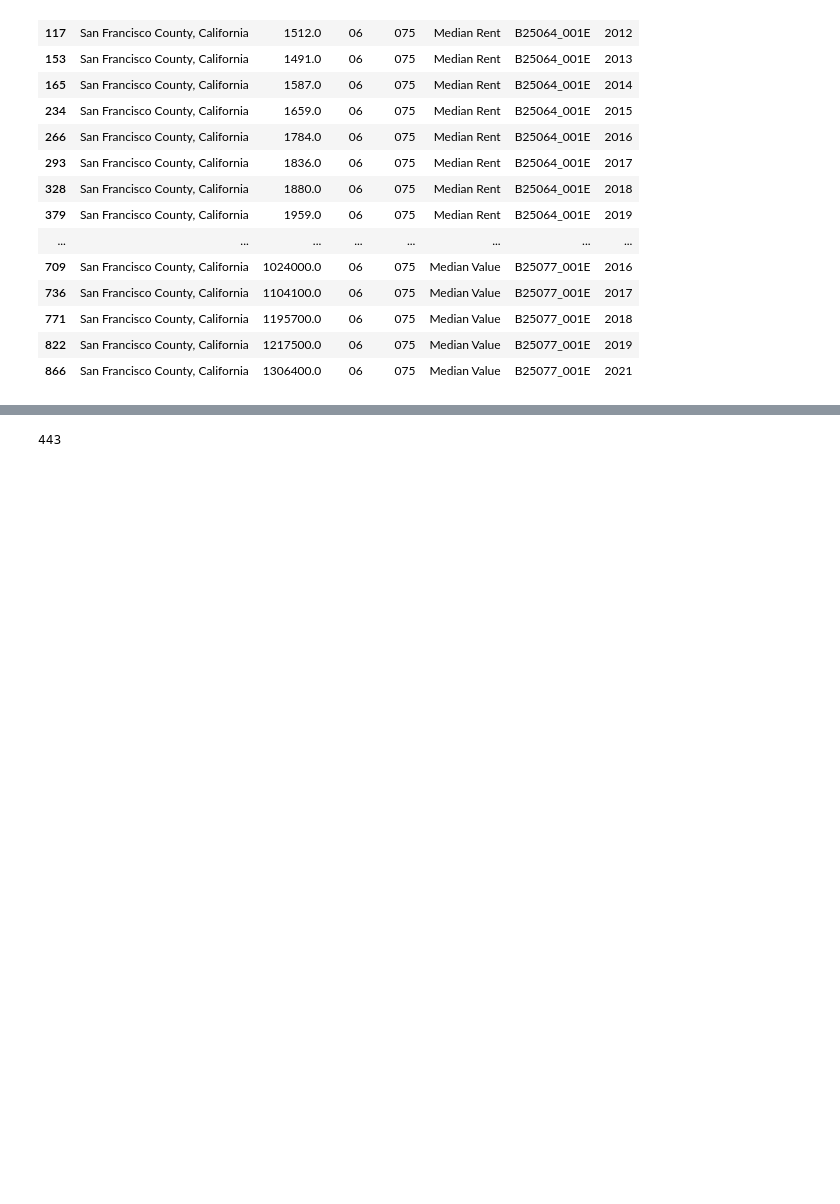
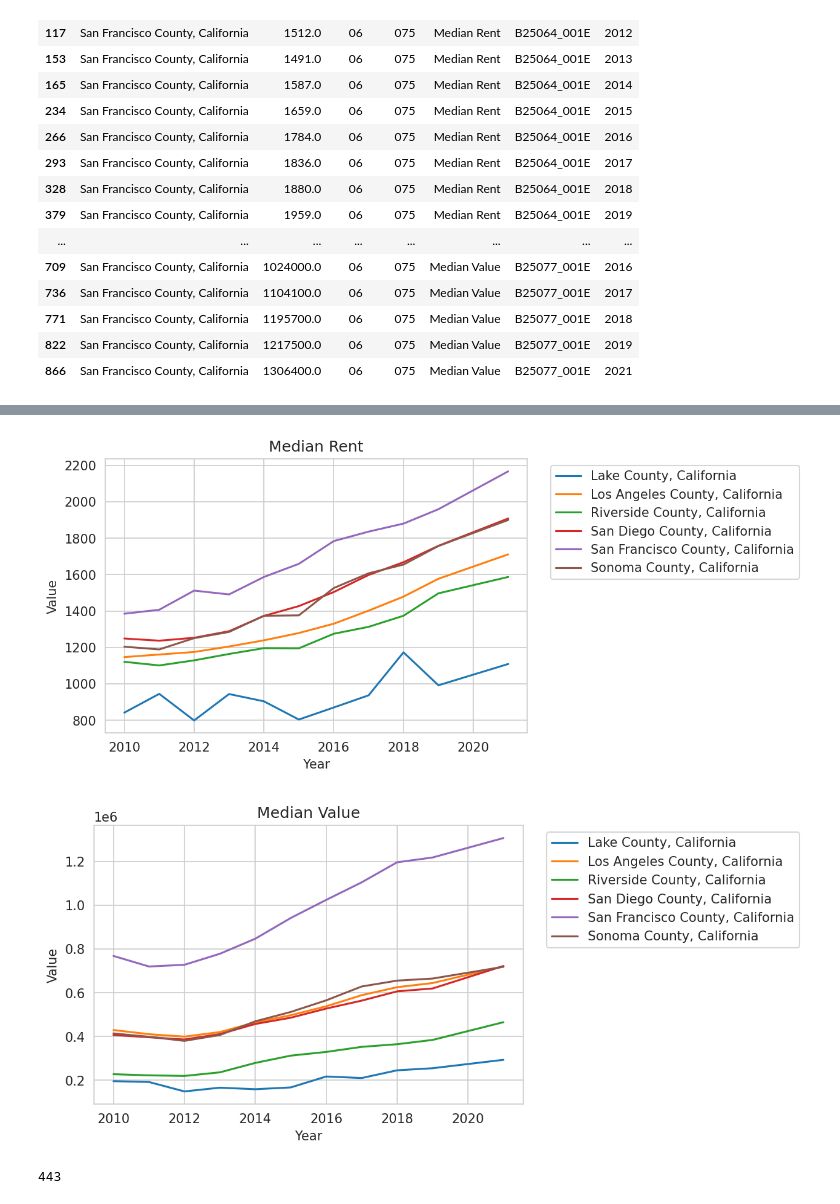
Before and after one commit to kylebarlow/housing_price_rent_ratio, a Jupyter notebook: housing_price_rent_ratio.ipynb, the cells around one changed output, grey strips where cells are left out. Cells and saved outputs as stored; diff of their text form; code cells hidden in the pictures; blank space fills up the shorter version.

Commit message:
PNG plots

```diff
--- a/housing_price_rent_ratio.ipynb
+++ b/housing_price_rent_ratio.ipynb
@@ -88,10 +90,11 @@ plot_counties = [
     'Lake County, California', 'Sonoma County, California',
 ]
 for stat_name in census_data['Statistic'].drop_duplicates():
-    fig, ax = plt.subplots()
+    fig, ax = plt.subplots(dpi=150)
     sns.lineplot(data=census_data.loc[
         census_data['Name'].isin(plot_counties) &
         (census_data['Statistic'] == stat_name)
     ], x='Year', y='Value', hue='Name')
     ax.set_title(stat_name)
+    ax.legend(bbox_to_anchor=(1.04, 1), loc="upper left")
 # %% [output]
@@ -99,0 +101,2 @@ for stat_name in census_data['Statistic'].drop_duplicates():
+[figure, added]
+[figure, added]
```
Also changed, not shown: parts of 5 cells of this notebook.
